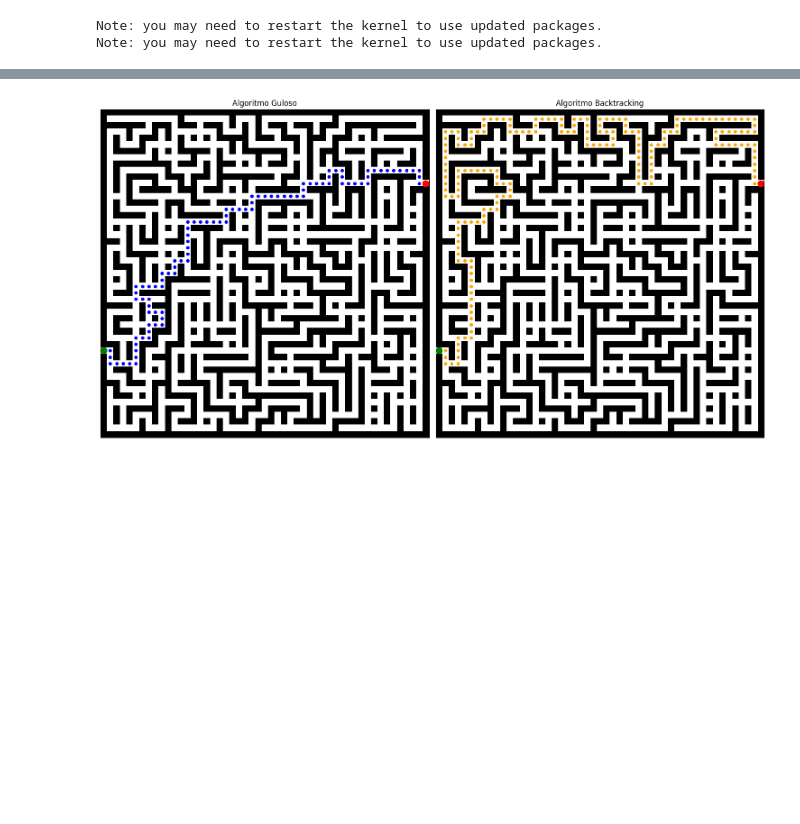
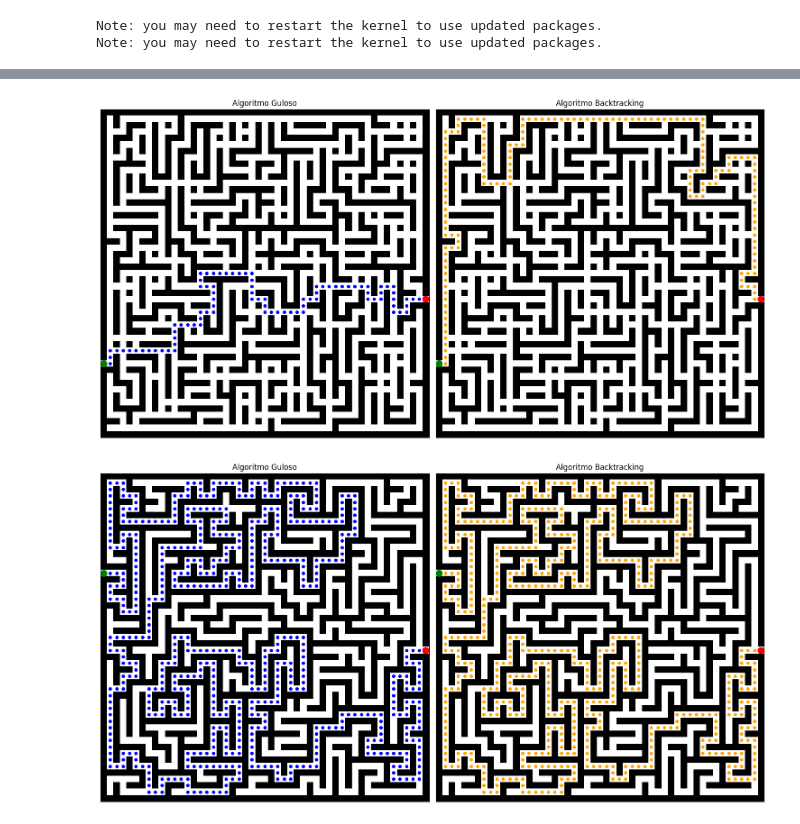
Before and after one commit to KauaHenSilva/paa_trabalho, a Jupyter notebook: main.ipynb, the cells around one changed output, grey strips where cells are left out. Drawn from its saved outputs; the diff is of its cells as text; code cells hidden in the pictures; blank space fills up the shorter version.

```diff
--- a/main.ipynb
+++ b/main.ipynb
@@ -117,0 +99,15 @@ plot_maze(maze, start, ends)
+# %%
+def plot_maze(maze, entrance, saidas):
+    maze_array = np.array(maze)
+    plt.figure(figsize=(10, 10))
+    plt.imshow(maze_array, cmap='binary', interpolation='nearest')
+
+    plt.xticks([]), plt.yticks([])
+    plt.gca().invert_yaxis()
+
+    plt.scatter(entrance[1], entrance[0], color='green', label='Entrada', s=100)
+    for end in saidas:
+        plt.scatter(end[1], end[0], color='red', label='Saída', s=100)
+
+    plt.title('Labirinto Gerado')
+    plt.show()
@@ -117,0 +119,3 @@ plot_maze(maze, start, ends)
+# %%
+maze_only_caminho, start_2, ends_2 = gerar_labirinto(50, 50, passagens_extras=False)
+plot_maze(maze_only_caminho, start_2, ends_2)
@@ -157,12 +163,14 @@ def plot_maze(maze, caminho_guloso, caminho_backtracking, start, end):
     plt.tight_layout()
     plt.show()
 # %%
-args_cam = (maze, start, ends[0])
-args_plt = (start, ends[0])
+result_guloso = caminho_guloso(maze, start, ends[0])
+result_guloso_2 = caminho_guloso(maze_only_caminho, start_2, ends_2[0])
 
-caminho_guloso = caminho_guloso(*args_cam)
-caminho_backtracking = caminho_backtracking(*args_cam)
+result_backtracking = caminho_backtracking(maze, start, ends[0])
+result_backtracking_2 = caminho_backtracking(maze_only_caminho, start_2, ends_2[0])
 
-plot_maze(maze, caminho_guloso, caminho_backtracking, *args_plt)
+plot_maze(maze, result_guloso, result_backtracking, start, ends[0])
+plot_maze(maze_only_caminho, result_guloso_2, result_backtracking_2, start_2, ends_2[0])
 # %% [output]
-[figure, old version]
+[figure, new version]
+[figure, added]
```
Also changed, not shown: parts of 3 cells of this notebook.
